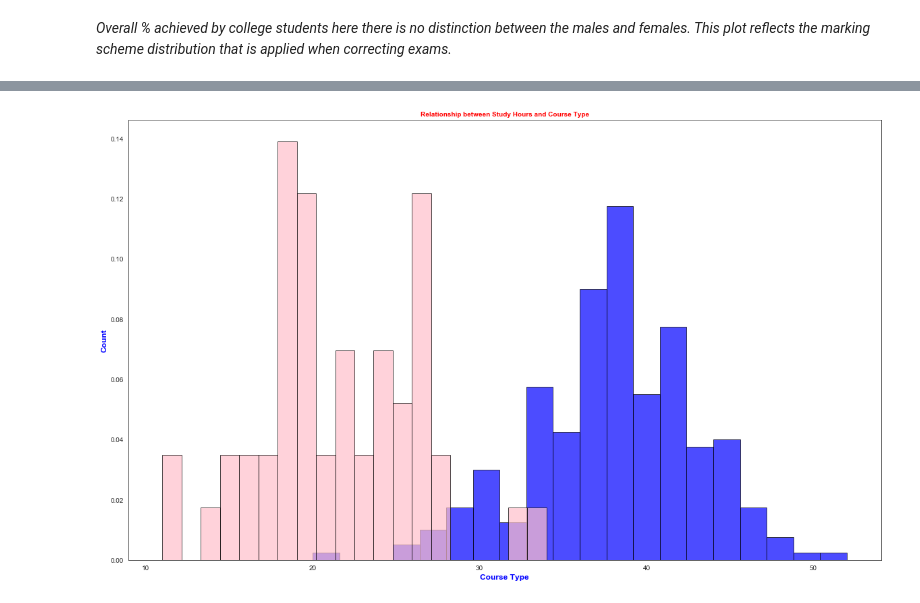
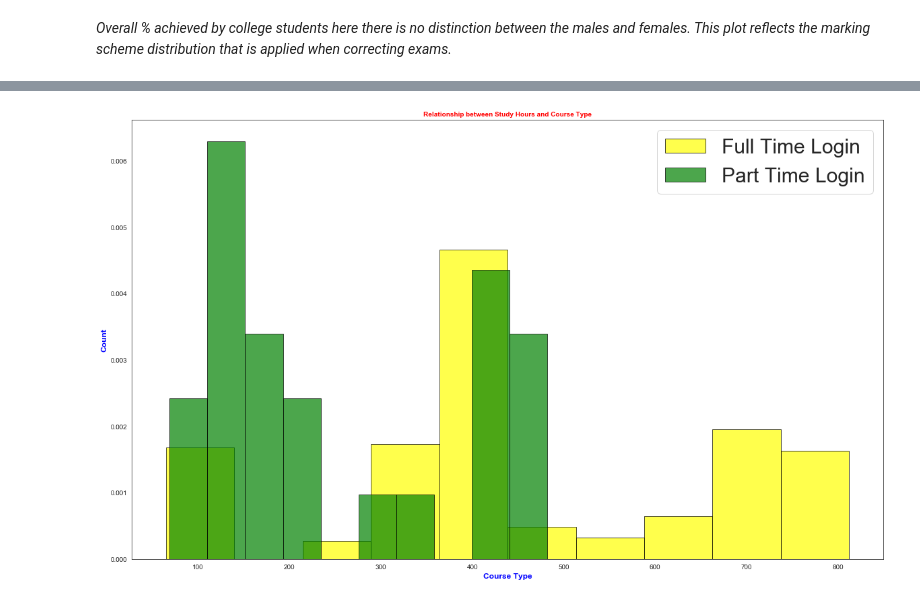
Before and after one commit to Roisin-Fallon/Programming-for-Data-Analysis-Project-2019, a Jupyter notebook: Project.ipynb, the cells around one changed output, grey strips where cells are left out. Drawn from its saved outputs; the diff is of its cells as text; code cells hidden in the pictures.

```diff
--- a/Project.ipynb
+++ b/Project.ipynb
@@ -554,13 +668,0 @@ Once the array is completed I have generated a histogram to display the overall
-# %%
-# Seed Reset: Set the random seed so the numbers will stay the same each time the cell is executed
-np.random.seed(1234)
-
-hours = []
-
-for row in df.Course:
-    if row in ['Full Time']:
-        hours.append(np.random.normal(37.7, 5))
-    elif row in ["Part Time"]:
-        hours.append(np.random.normal(21.8, 5))
-
-df["Hours"] = np.round(hours)
@@ -567,3 +695,23 @@ df["Hours"] = np.round(hours)
+# %%
+# Seed Reset: Set the random seed so the numbers will stay the same each time the cell is executed
+np.random.seed(1234)
+
+cnt = 0
+for idx, val in enumerate(df.itertuples()):
+    if df.Course[idx] == 'Full Time':
+        if df.Percent[idx] >= 60:
+            df.loc[idx, 'Login'] = round(np.random.logistic(700, 50))
+        elif df.Percent[idx] < 60  and df.Percent[idx] >= 40:
+            df.loc[idx, 'Login'] = round(np.random.logistic(400, 30))
+        elif df.Percent[idx] < 39:
+            df.loc[idx, 'Login'] = round(np.random.logistic(100, 10))
+    else:
+        if df.Percent[idx] >= 60:
+            df.loc[idx, 'Login'] = round(np.random.logistic(350, 35))
+        elif df.Percent[idx] < 60 and df.Percent[idx] >= 40:
+            df.loc[idx, 'Login'] = round(np.random.logistic(100, 20))
+        elif df.Percent[idx] < 39:
+            df.loc[idx, 'Login'] = round(np.random.logistic(50, 10))
 # %%
 df.head()
 # %% [output]
@@ -578,13 +726,13 @@ df.head()
 full = df.loc[df['Course'] == "Full Time"]
 part = df.loc[df['Course'] == "Part Time"]
 # %%
-
-plt.hist(full.Hours,  bins= 20, density=True, facecolor='blue', alpha=0.7, edgecolor='black', linewidth=1, label="Male")
-plt.hist(part.Hours,  bins= 20, density=True, facecolor='pink', alpha=0.7, edgecolor='black', linewidth=1, label="Female")
+plt.hist(full.Login,  bins= 10, density=True, facecolor='yellow', alpha=0.7, edgecolor='black', linewidth=1, label="Full Time Login")
+plt.hist(part.Login,  bins= 10, density=True, facecolor='green', alpha=0.7, edgecolor='black', linewidth=1, label="Part Time Login")
 
 plt.xlabel("Course Type", fontweight="bold", fontsize="12", color="b")
 plt.ylabel("Count", fontweight="bold", fontsize="12", color="b")
 plt.title("Relationship between Study Hours and Course Type", fontweight="bold", fontsize="10", color="r")
+plt.legend( prop={"size":30})
 plt.show()
 # %% [output]
-[figure, old version]
+[figure, new version]
```
Also changed, not shown: parts of 108 cells of this notebook, 2 other files.
